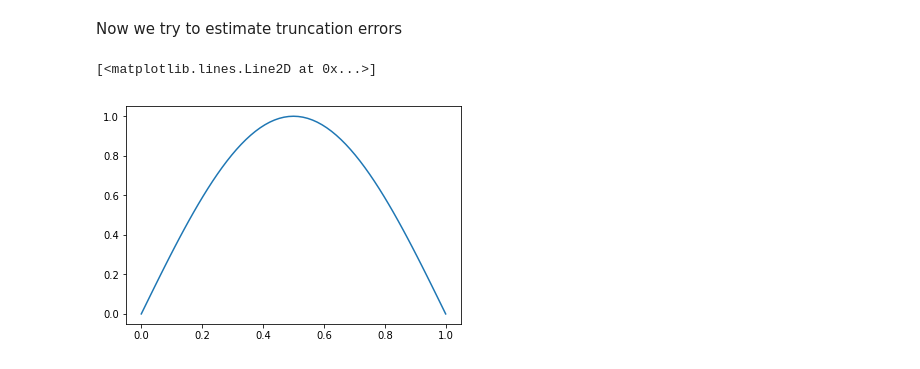
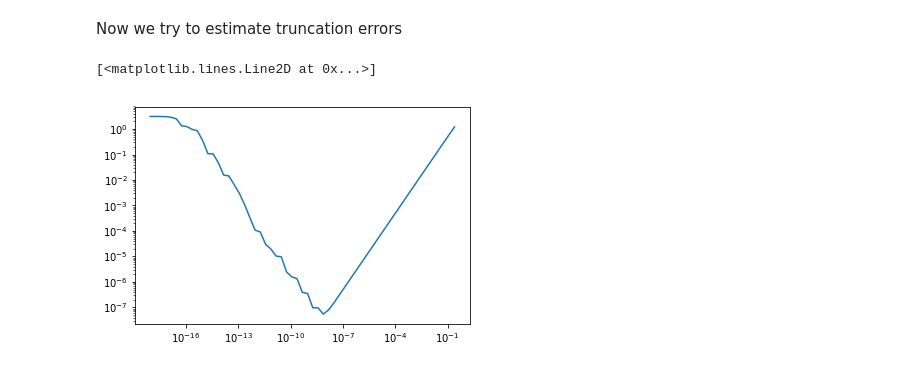
Before and after one commit to lleon95/P1.4_seed, a Jupyter notebook: my_notes/03_stability.ipynb, the cells around one changed output. Drawn from its saved outputs; the diff is of its cells as text; code cells hidden in the pictures.

```diff
--- a/my_notes/03_stability.ipynb
+++ b/my_notes/03_stability.ipynb
@@ -28,0 +48,8 @@ plot(x, x**6 - 6*x**5 + 15*x**4 - 20*x**3 + 15*x**2 - 6*x + 1)
+# %%
+# Generate a matrix filled by random numbers
+A = random.random((50,50))
+A.shape
+
+# Condition
+K = linalg.cond(A)
+K
@@ -32,4 +104,5 @@ Now we try to estimate truncation errors
 def FD(f, x, dx):
   return (f(x+dx)-f(x))/dx
 # %%
+N = 2**6+1
 x = linspace(0,1,N)
@@ -38,5 +108,0 @@ y = sin(pi*x)
-# %%
-plot(x,y)
-# %% [output]
-[<matplotlib.lines.Line2D at 0x...>]
-[figure, removed]
@@ -44,0 +109,37 @@ FD(lambda x: sin(pi*x), )
+# %%
+
+def myf(x):
+  return sin(pi*x)
+
+y = myf
+yprime = cos(pi*x)*pi
+
+# Approx
+fd = FD(y,x,1)
+# %%
+# Banach is a space of objects. You can take elements and have linear... The results will remain in the space
+# Collection of objects where is possible to measure them
+
+def supnorm(f):
+  return max(f)
+
+supnorm(yprime)
+# %%
+#plot(x,yprime, 'ro')
+
+dxs = []
+errors = []
+
+for i in range(2,61):
+  dx = 2**(-i)
+  dxs.append(dx)
+  FDprime = FD(myf,x,2**(-i))
+  #plot(x,FDprime)
+  error = supnorm(yprime-FDprime)
+  errors.append(error)
+
+# The step (perturbation) vs the error acquired
+loglog(dxs, errors)
+# %% [output]
+[<matplotlib.lines.Line2D at 0x...>]
+[figure, added]
```
Also changed, not shown: parts of 8 cells of this notebook.
